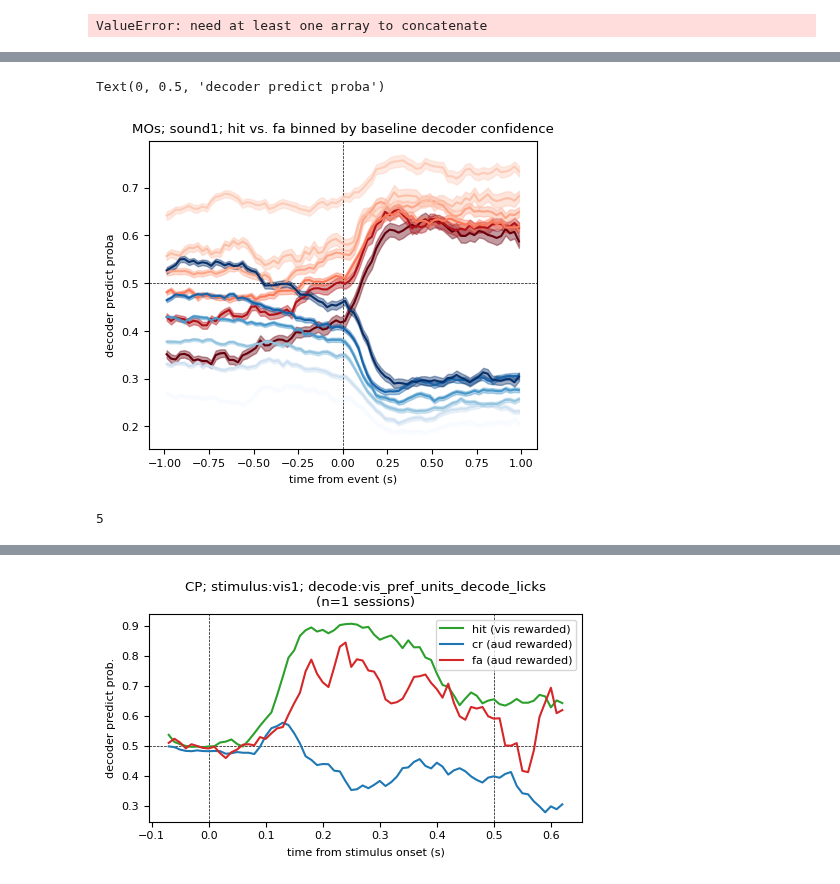
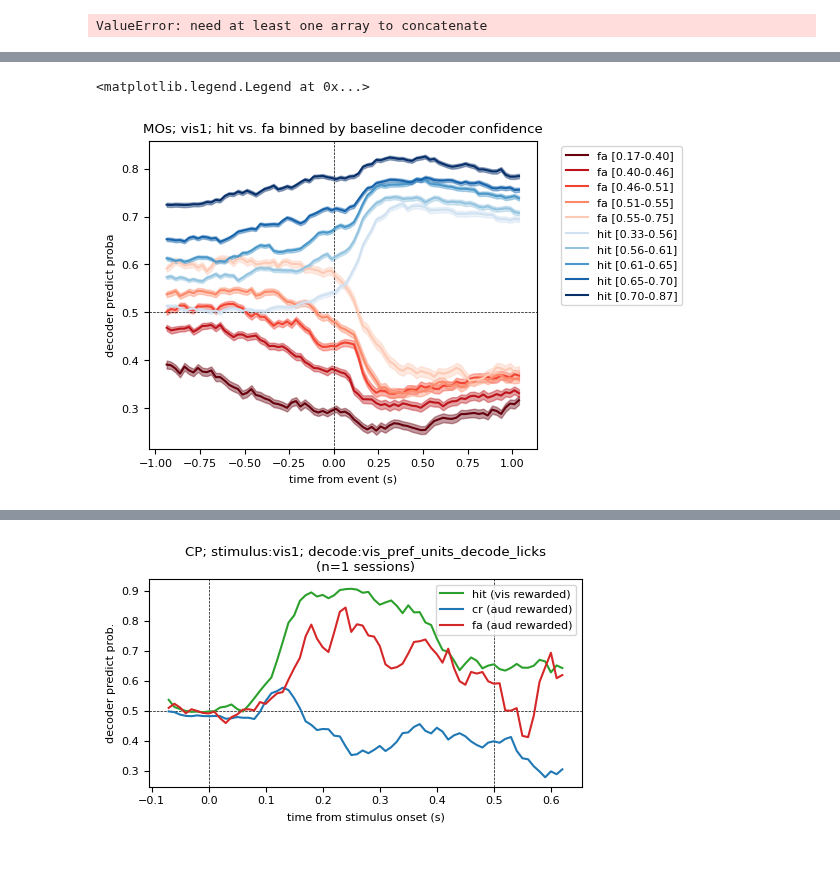
Before and after one commit to AllenInstitute/dynamic_routing_analysis, a Jupyter notebook: notebooks/compare_context_lick_stimulus_decoding_trialwise.ipynb, the cells around one changed output, grey strips where cells are left out. Cells and saved outputs as stored; diff of their text form; code cells hidden in the pictures.

```diff
--- a/notebooks/compare_context_lick_stimulus_decoding_trialwise.ipynb
+++ b/notebooks/compare_context_lick_stimulus_decoding_trialwise.ipynb
@@ -753,9 +762,10 @@ for sel_structure in trial_type_table_df['structure'].unique():
                     elif '2' in sel_stim_name:
                         label_str='cr (aud rewarded)'
             if sel_response_type=='hit':
-                sel_color='tab:green'
-            elif sel_response_type=='cr':
+                # sel_color='tab:green'
                 sel_color='tab:blue'
+            # elif sel_response_type=='cr':
+            #     sel_color='tab:blue'
             elif sel_response_type=='fa':
                 sel_color='tab:red'
             elif sel_response_type=='miss':
@@ -905,50 +965,65 @@ ax.legend()
 # %%
-#manually define bins
+sel_stim_name='vis1'
+time_offset=0.050
 
-#for vis targets
 if sel_stim_name in ['vis1','vis2']:
-    hit_baseline_bins=[0,0.5,0.55,0.6,0.65,0.7,1.0]
-    fa_baseline_bins=[0,0.4,0.45,0.5,0.55,0.6,1.0]
-
+    sel_is_vis_rewarded=True
 elif sel_stim_name in ['sound1','sound2']:
-    #for aud targets
-    hit_baseline_bins=[0,0.3,0.35,0.4,0.45,0.5,1.0]
-    fa_baseline_bins=[0,0.4,0.45,0.5,0.55,0.6,1.0]
+    sel_is_vis_rewarded=False
 
 hits_with_predict_proba=all_trials_with_predict_proba.query('stim_name==@sel_stim_name and is_vis_rewarded==@sel_is_vis_rewarded and is_response==True')
 fas_with_predict_proba=all_trials_with_predict_proba.query('stim_name==@sel_stim_name and is_vis_rewarded!=@sel_is_vis_rewarded and is_response==True')
+
+#get bins by percentiles of baseline_predict_proba for hit vs. fa trials
+hit_baseline_bins=np.percentile(hits_with_predict_proba['baseline_predict_proba'],[0,20,40,60,80,100])
+fa_baseline_bins=np.percentile(fas_with_predict_proba['baseline_predict_proba'],[0,20,40,60,80,100])
+
+if sel_stim_name in ['vis1','vis2']:
+    hit_colors=np.linspace(0.2,1.0,len(hit_baseline_bins)-1)
+    fa_colors=np.linspace(0.2,1.0,len(fa_baseline_bins)-1)[::-1]
+elif sel_stim_name in ['sound1','sound2']:
+    hit_colors=np.linspace(0.2,1.0,len(hit_baseline_bins)-1)[::-1]
+    fa_colors=np.linspace(0.2,1.0,len(fa_baseline_bins)-1)
 
 hits_with_predict_proba['baseline_bin']=pd.cut(hits_with_predict_proba['baseline_predict_proba'], bins=hit_baseline_bins, labels=False)
 fas_with_predict_proba['baseline_bin']=pd.cut(fas_with_predict_proba['baseline_predict_proba'], bins=fa_baseline_bins, labels=False)
 
 fig,ax=plt.subplots(1,1,figsize=(5,4))
 ax.axhline(0.5,color='k',linewidth=0.5,linestyle='--')
 ax.axvline(0,color='k',linewidth=0.5,linestyle='--')
+
+for bb in range(len(hit_baseline_bins)-1):
+    bin_fas=fas_with_predict_proba.query(f'baseline_bin=={bb}')
+    if bin_fas.shape[0]>0:
+        ax.plot(bin_fas['bin_center'].iloc[0]+time_offset, np.nanmean(bin_fas['predict_proba'].tolist(), axis=0),
+                label=f'fa [{fa_baseline_bins[bb]:.2f}-{fa_baseline_bins[bb+1]:.2f}]',
+                # color=plt.cm.Reds(1/(bb+1/(len(fa_baseline_bins)-2))))
+                color=plt.cm.Reds(fa_colors[bb]))
+        ax.fill_between(bin_fas['bin_center'].iloc[0]+time_offset,
+                        np.nanmean(bin_fas['predict_proba'].tolist(), axis=0)-stats.sem(bin_fas['predict_proba'].tolist(), axis=0, nan_policy='omit'),
+                        np.nanmean(bin_fas['predict_proba'].tolist(), axis=0)+stats.sem(bin_fas['predict_proba'].tolist(), axis=0, nan_policy='omit'),
+                        alpha=0.4,
+                        # color=plt.cm.Reds(1/(bb+1/(len(fa_baseline_bins)-2))))
+                        color=plt.cm.Reds(fa_colors[bb]))
+
 for bb in range(len(hit_baseline_bins)-1):
     bin_hits=hits_with_predict_proba.query(f'baseline_bin=={bb}')
-    bin_fas=fas_with_predict_proba.query(f'baseline_bin=={bb}')
-
     if bin_hits.shape[0]>0:
-        ax.plot(bin_hits['bin_center'].iloc[0], np.nanmean(bin_hits['predict_proba'].tolist(), axis=0), label=f'hits baseline {hit_baseline_bins[bb]}-{hit_baseline_bins[bb+1]}', color=plt.cm.Blues(bb/(len(hit_baseline_bins)-2)))
-        ax.fill_between(bin_hits['bin_center'].iloc[0],
+        ax.plot(bin_hits['bin_center'].iloc[0]+time_offset, np.nanmean(bin_hits['predict_proba'].tolist(), axis=0),
+                label=f'hit [{hit_baseline_bins[bb]:.2f}-{hit_baseline_bins[bb+1]:.2f}]',
+                # color=plt.cm.Blues((bb+1)/(len(hit_baseline_bins)-2)))
+                color=plt.cm.Blues(hit_colors[bb]))
+        ax.fill_between(bin_hits['bin_center'].iloc[0]+time_offset,
                         np.nanmean(bin_hits['predict_proba'].tolist(), axis=0)-stats.sem(bin_hits['predict_proba'].tolist(), axis=0, nan_policy='omit'),
                         np.nanmean(bin_hits['predict_proba'].tolist(), axis=0)+stats.sem(bin_hits['predict_proba'].tolist(), axis=0, nan_policy='omit'),
-                        alpha=0.4, color=plt.cm.Blues(bb/(len(hit_baseline_bins)-2)))
-    if bin_fas.shape[0]>0:
-        ax.plot(bin_fas['bin_center'].iloc[0], np.nanmean(bin_fas['predict_proba'].tolist(), axis=0), label=f'fa baseline {fa_baseline_bins[bb]}-{fa_baseline_bins[bb+1]}', color=plt.cm.Reds(1/(bb+1/(len(fa_baseline_bins)-2))))
-        ax.fill_between(bin_fas['bin_center'].iloc[0],
-                        np.nanmean(bin_fas['predict_proba'].tolist(), axis=0)-stats.sem(bin_fas['predict_proba'].tolist(), axis=0, nan_policy='omit'),
-                        np.nanmean(bin_fas['predict_proba'].tolist(), axis=0)+stats.sem(bin_fas['predict_proba'].tolist(), axis=0, nan_policy='omit'),
-                        alpha=0.4, color=plt.cm.Reds(1/(bb+1/(len(fa_baseline_bins)-2))))
+                        alpha=0.4,
+                        # color=plt.cm.Blues((bb+1)/(len(hit_baseline_bins)-2)))
+                        color=plt.cm.Blues(hit_colors[bb]))
 
 ax.set_title(f"{sel_structure}; {sel_stim_name}; hit vs. fa binned by baseline decoder confidence")
 ax.set_xlabel('time from event (s)')
 ax.set_ylabel('decoder predict proba')
-# ax.legend()
+ax.legend(bbox_to_anchor=(1.05, 1.0), loc='upper left')
 # %% [output]
-Text(0, 0.5, 'decoder predict proba')
+<matplotlib.legend.Legend at 0x...>
-[figure, old version]
+[figure, new version]
-# %%
-(len(fa_baseline_bins)-2)
-# %% [output]
-5
```
Also changed, not shown: parts of 23 cells of this notebook, 4 other files.
